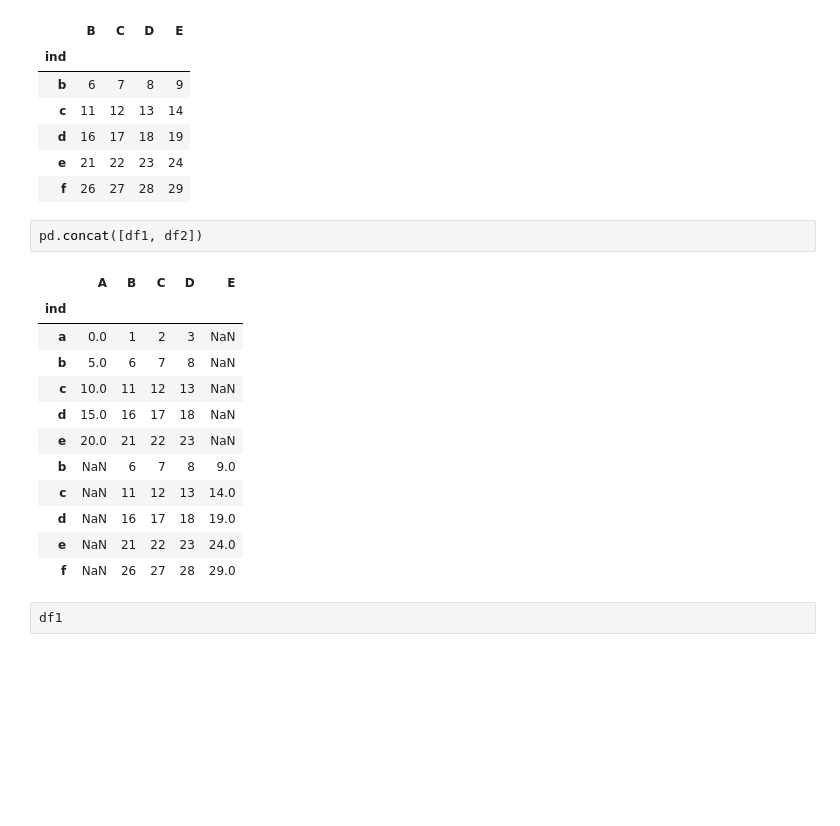
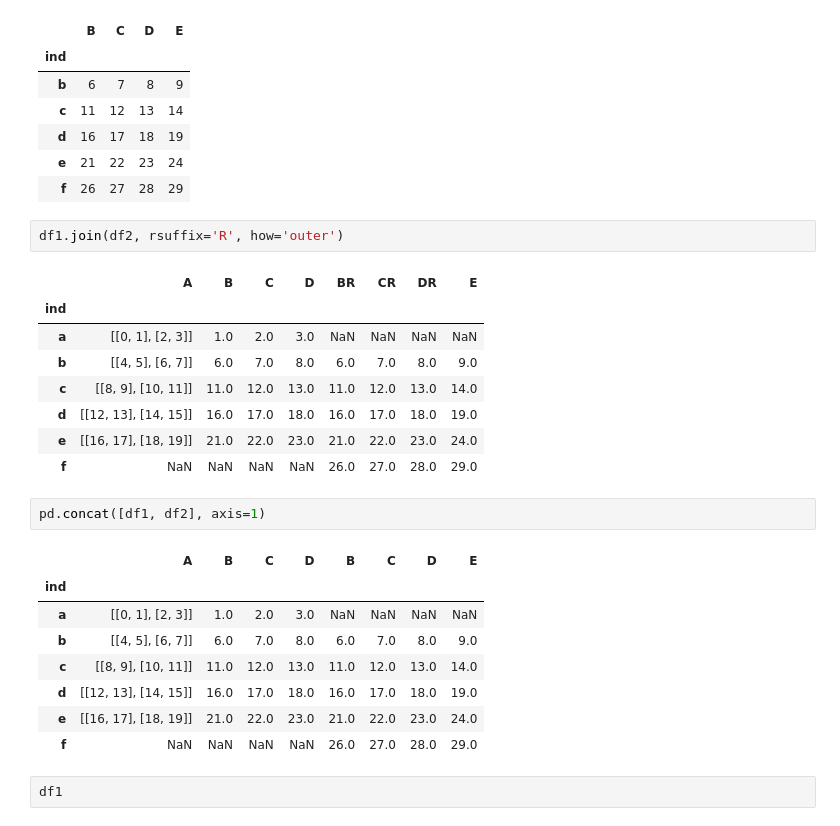
Before and after one commit to insommer/AnalysisCode, a Jupyter notebook: Coding Test/Coding Test.ipynb, the cells around one changed output. Saved outputs shown, nothing was run; the diff lists cells and outputs as text; blank space fills up the shorter version.

```diff
--- a/Coding Test/Coding Test.ipynb
+++ b/Coding Test/Coding Test.ipynb
@@ -1824,21 +1275,28 @@ df2
 | d | 16 | 17 | 18 | 19 |
 | e | 21 | 22 | 23 | 24 |
 | f | 26 | 27 | 28 | 29 |
+# %%
+df1.join(df2, rsuffix='R', how='outer')
+# %% [output]
+|  | A | B | C | D | BR | CR | DR | E |
+| ind |  |  |  |  |  |  |  |  |
+| a | [[0, 1], [2, 3]] | 1.0 | 2.0 | 3.0 | NaN | NaN | NaN | NaN |
+| b | [[4, 5], [6, 7]] | 6.0 | 7.0 | 8.0 | 6.0 | 7.0 | 8.0 | 9.0 |
+| c | [[8, 9], [10, 11]] | 11.0 | 12.0 | 13.0 | 11.0 | 12.0 | 13.0 | 14.0 |
+| d | [[12, 13], [14, 15]] | 16.0 | 17.0 | 18.0 | 16.0 | 17.0 | 18.0 | 19.0 |
+| e | [[16, 17], [18, 19]] | 21.0 | 22.0 | 23.0 | 21.0 | 22.0 | 23.0 | 24.0 |
+| f | NaN | NaN | NaN | NaN | 26.0 | 27.0 | 28.0 | 29.0 |
 # %%
-pd.concat([df1, df2])
+pd.concat([df1, df2], axis=1)
 # %% [output]
-|  | A | B | C | D | E |
-| ind |  |  |  |  |  |
-| a | 0.0 | 1 | 2 | 3 | NaN |
-| b | 5.0 | 6 | 7 | 8 | NaN |
-| c | 10.0 | 11 | 12 | 13 | NaN |
-| d | 15.0 | 16 | 17 | 18 | NaN |
-| e | 20.0 | 21 | 22 | 23 | NaN |
-| b | NaN | 6 | 7 | 8 | 9.0 |
-| c | NaN | 11 | 12 | 13 | 14.0 |
-| d | NaN | 16 | 17 | 18 | 19.0 |
-| e | NaN | 21 | 22 | 23 | 24.0 |
-| f | NaN | 26 | 27 | 28 | 29.0 |
+|  | A | B | C | D | B | C | D | E |
+| ind |  |  |  |  |  |  |  |  |
+| a | [[0, 1], [2, 3]] | 1.0 | 2.0 | 3.0 | NaN | NaN | NaN | NaN |
+| b | [[4, 5], [6, 7]] | 6.0 | 7.0 | 8.0 | 6.0 | 7.0 | 8.0 | 9.0 |
+| c | [[8, 9], [10, 11]] | 11.0 | 12.0 | 13.0 | 11.0 | 12.0 | 13.0 | 14.0 |
+| d | [[12, 13], [14, 15]] | 16.0 | 17.0 | 18.0 | 16.0 | 17.0 | 18.0 | 19.0 |
+| e | [[16, 17], [18, 19]] | 21.0 | 22.0 | 23.0 | 21.0 | 22.0 | 23.0 | 24.0 |
+| f | NaN | NaN | NaN | NaN | 26.0 | 27.0 | 28.0 | 29.0 |
 # %%
 df1
 # %% [output]
```
Also changed, not shown: parts of 150 cells of this notebook, 2 other files.
